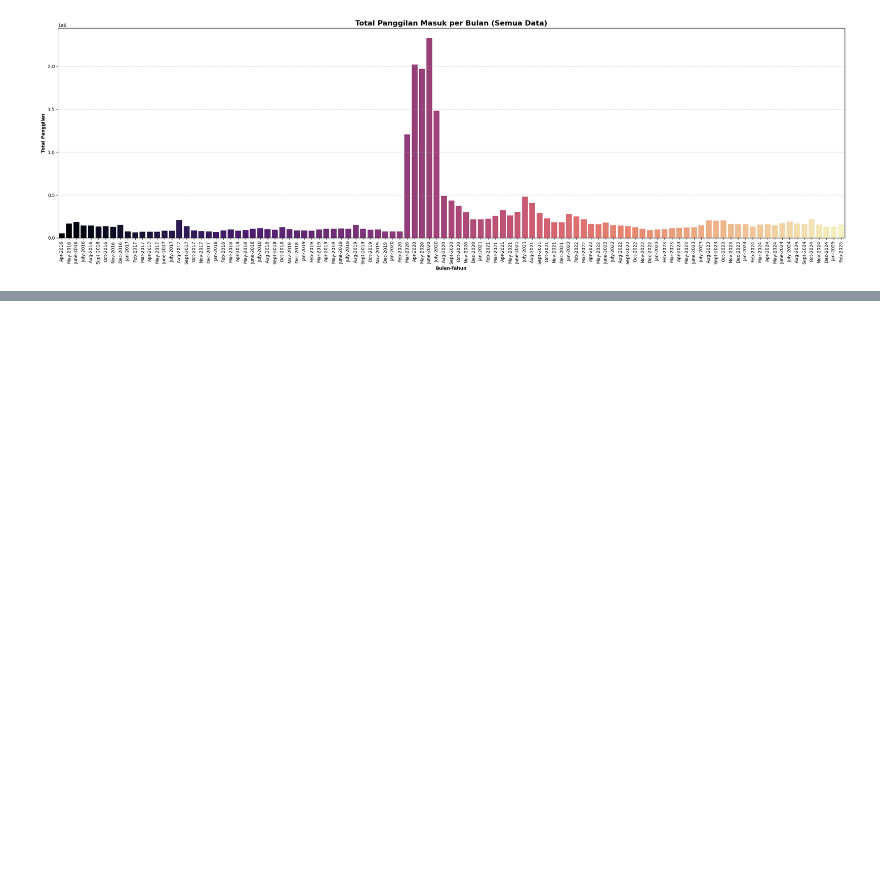
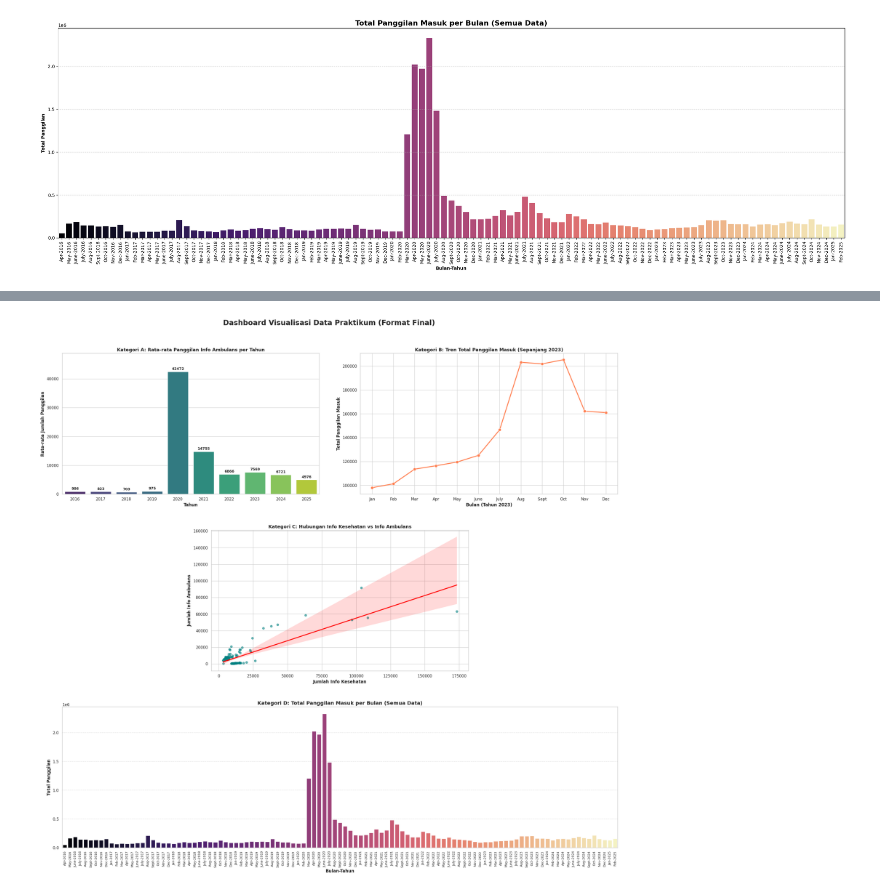
Before and after one commit to Muhafikri-ARC/Post-Test_Kelompok-2, a Jupyter notebook: Post Test Kelompok 2.ipynb, the cells around one changed output, grey strips where cells are left out. Drawn from its saved outputs; the diff is of its cells as text; code cells hidden in the pictures; blank space fills up the shorter version.

```diff
--- a/Post Test Kelompok 2.ipynb
+++ b/Post Test Kelompok 2.ipynb
@@ -172,3 +172,101 @@ Passing `palette` without assigning `hue` is deprecated and will be removed in v
 
   sns.barplot(data=df_sorted, x='Month_Year', y='Total Number of Calls', palette='magma')
 [figure]
+# %%
+import pandas as pd
+import matplotlib.pyplot as plt
+import seaborn as sns
+
+# =========================================================================
+# 1. LOAD DATASET & PREPARASI DATA (TERMASUK SORTING KATEGORI D)
+# =========================================================================
+file_path = '/content/Kelas G_Fixed Call Report.csv'
+df = pd.read_csv(file_path)
+
+# Membersihkan spasi pada nama kolom dan data teks
+df.columns = df.columns.str.strip()
+df['Month'] = df['Month'].astype(str).str.strip()
+
+# Mengunci urutan bulan dari Jan sampai Dec agar kronologis saat di-sort
+months_order = ['Jan', 'Feb', 'Mar', 'Apr', 'May', 'June', 'July', 'Aug', 'Sept', 'Oct', 'Nov', 'Dec']
+df['Month'] = pd.Categorical(df['Month'], categories=months_order, ordered=True)
+
+# Urutkan data berdasarkan Tahun dan Bulan dari terlama ke terbaru (Sesuai request)
+df_sorted = df.sort_values(['Year', 'Month'], ascending=True).copy()
+# Membuat kolom gabungan Bulan-Tahun untuk label sumbu X Kategori D
+df_sorted['Month_Year'] = df_sorted['Month'].astype(str) + '-' + df_sorted['Year'].astype(str)
+
+# Preparasi Data A & B
+data_a = df.groupby('Year')['Number of Total Ambulance Information'].mean().reset_index()
+data_b = df[df['Year'] == 2023].sort_values('Month')
+
+# =========================================================================
+# 2. PENGATURAN TATA LETAK DASHBOARD (GRID KUSTOM)
+# =========================================================================
+sns.set_theme(style="whitegrid")
+fig = plt.figure(figsize=(24, 22)) # Ukuran kanvas diperbesar agar muat semua
+
+# Membuat grid kustom: 3 Baris, 4 Kolom
+ax_a = plt.subplot2grid((3, 4), (0, 0), colspan=2) # Baris 0, Kolom 0-1
+ax_b = plt.subplot2grid((3, 4), (0, 2), colspan=2) # Baris 0, Kolom 2-3
+ax_c = plt.subplot2grid((3, 4), (1, 1), colspan=2) # Baris 1, Kolom 1-2 (Tengah)
+ax_d = plt.subplot2grid((3, 4), (2, 0), colspan=4) # Baris 2, Kolom 0-3 (Full Lebar)
+
+# =========================================================================
+# 3. PLOTTING MASING-MASING KATEGORI
+# =========================================================================
+
+# -------------------------------------------------------------------------
+# [ATAS KIRI] - KATEGORI A: BAR CHART (Rata-rata Ambulans)
+# -------------------------------------------------------------------------
+sns.barplot(data=data_a, x='Year', y='Number of Total Ambulance Information', ax=ax_a, palette='viridis')
+ax_a.set_title('Kategori A: Rata-rata Panggilan Info Ambulans per Tahun', fontweight='bold', fontsize=13)
+ax_a.set_xlabel('Tahun', fontweight='bold')
+ax_a.set_ylabel('Rata-rata Jumlah Panggilan', fontweight='bold')
+
+for container in ax_a.containers:
+    ax_a.bar_label(container, fmt='%.0f', padding=3, fontweight='bold', fontsize=10)
+ax_a.set_ylim(0, data_a['Number of Total Ambulance Information'].max() * 1.15)
+
+
+# -------------------------------------------------------------------------
+# [ATAS KANAN] - KATEGORI B: LINE CHART (Tren 2023)
+# -------------------------------------------------------------------------
+sns.lineplot(data=data_b, x='Month', y='Total Number of Calls', marker='o', linewidth=2.5, markersize=8, ax=ax_b, color='coral')
+ax_b.set_title('Kategori B: Tren Total Panggilan Masuk (Sepanjang 2023)', fontweight='bold', fontsize=13)
+ax_b.set_xlabel('Bulan (Tahun 2023)', fontweight='bold')
+ax_b.set_ylabel('Total Panggilan Masuk', fontweight='bold')
+
+
+# -------------------------------------------------------------------------
+# [TENGAH] - KATEGORI C: SCATTER + REGRESSION PLOT
+# -------------------------------------------------------------------------
+sns.regplot(data=df, x='Number of Total Health Information', y='Number of Total Ambulance Information',
+            ax=ax_c, color='teal', scatter_kws={'alpha':0.6}, line_kws={'color':'red', 'linewidth':2.5})
+ax_c.set_title('Kategori C: Hubungan Info Kesehatan vs Info Ambulans', fontweight='bold', fontsize=13)
+ax_c.set_xlabel('Jumlah Info Kesehatan', fontweight='bold')
+ax_c.set_ylabel('Jumlah Info Ambulans', fontweight='bold')
+
+
+# -------------------------------------------------------------------------
+# [BAWAH - FULL WIDTH] - KATEGORI D: TIME-SERIES BAR CHART (KODE BARU ANDA)
+# -------------------------------------------------------------------------
+# Menggunakan data yang sudah disortir kronologis dan menggunakan palette 'magma'
+sns.barplot(data=df_sorted, x='Month_Year', y='Total Number of Calls', palette='magma', ax=ax_d)
+
+ax_d.set_title('Kategori D: Total Panggilan Masuk per Bulan (Semua Data)', fontweight='bold', fontsize=14)
+ax_d.set_xlabel('Bulan-Tahun', fontweight='bold')
+ax_d.set_ylabel('Total Panggilan', fontweight='bold')
+
+# Memutar label sumbu X 90 derajat & mengecilkan font sedikit agar muat 107 bulan
+ax_d.tick_params(axis='x', rotation=90, labelsize=9)
+ax_d.grid(axis='y', linestyle='--', alpha=0.6)
+
+
+# =========================================================================
+# 4. FINALISASI TAMPILKAN DASHBOARD
+# =========================================================================
+plt.tight_layout(pad=4.0)
+fig.suptitle('Dashboard Visualisasi Data Praktikum (Format Final)', fontsize=20, fontweight='bold', y=1.02)
+plt.show()
+# %% [output]
@@ -174,0 +280 @@ Passing `palette` without assigning `hue` is deprecated and will be removed in v
+[figure, added]
```
Also changed, not shown: parts of 1 cell of this notebook.
